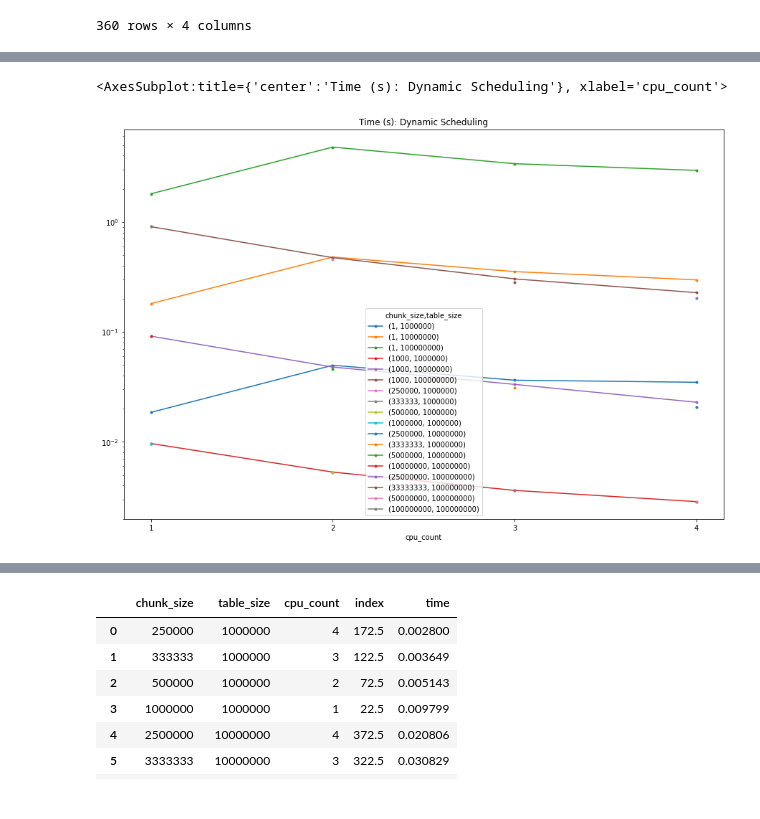
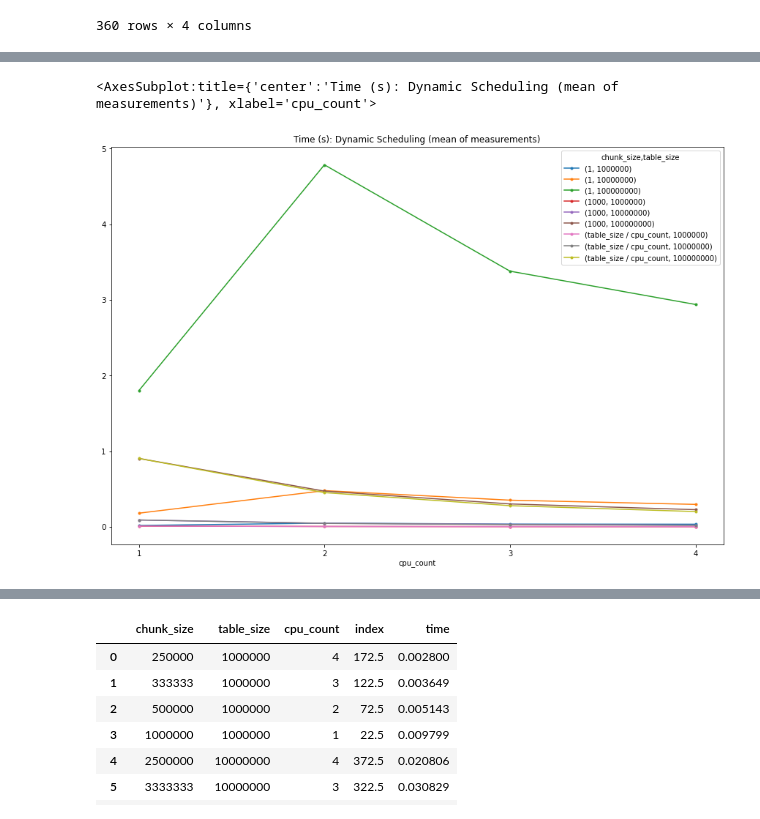
Before and after one commit to maciektr/parallel_lab, a Jupyter notebook: ex3/charts.ipynb, the cells around one changed output, grey strips where cells are left out. Saved outputs shown, nothing was run; the diff lists cells and outputs as text; code cells hidden in the pictures.

Commit message:
Add charts notebook

```diff
--- a/ex3/charts.ipynb
+++ b/ex3/charts.ipynb
@@ -198,8 +198,11 @@ df
 | 599 | guided | 1 | 100000000 | 4 | 0.198548 |
 600 rows × 5 columns
 # %%
-def get_type(name):
-    return df[df.type==name].drop(columns=['type'])
+def get_type(name, drop=True):
+    x = df[df.type==name]
+    if drop:
+        x = x.drop(columns=['type'])
+    return x
 # %%
 guided = get_type('guided')
 guided
@@ -261,0 +295,10 @@ guided.reset_index() \
+# %%
+def set_case_id(df):
+#     dall = df.copy()
+    dall['case_id'] = (list(range(1,11)) *  int(dall.shape[0] // 10))
+    return dall
+
+def overwrite_variable_chunk(df):
+    a = df.copy()
+    a.loc[a.chunk_size == a.table_size // a.cpu_count, 'chunk_size'] = 'table_size / cpu_count'
+    return a
@@ -262,8 +337,10 @@ guided.reset_index() \
+# %%
+dmean = overwrite_variable_chunk(dynamic)
 # %%
-dynamic.reset_index() \
+dmean.reset_index() \
 .groupby(['chunk_size', 'table_size', 'cpu_count']).mean().reset_index() \
 .pivot(index='cpu_count', values='time', columns=['chunk_size','table_size']) \
-.plot(logy=True,figsize=(15,10), title="Time (s): Dynamic Scheduling", style='.-', xticks=range(1,5))
+.plot(logy=False,figsize=(15,10), title="Time (s): Dynamic Scheduling (mean of measurements)", style='.-', xticks=range(1,5))
 # %% [output]
-<AxesSubplot:title={'center':'Time (s): Dynamic Scheduling'}, xlabel='cpu_count'>
+<AxesSubplot:title={'center':'Time (s): Dynamic Scheduling (mean of measurements)'}, xlabel='cpu_count'>
-[figure, old version]
+[figure, new version]
```
Also changed, not shown: parts of 68 cells of this notebook.
